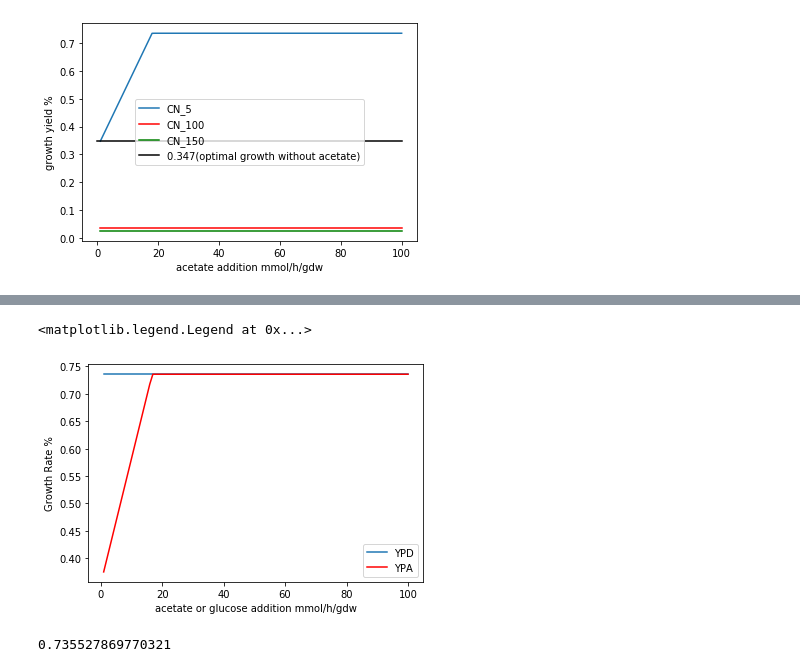
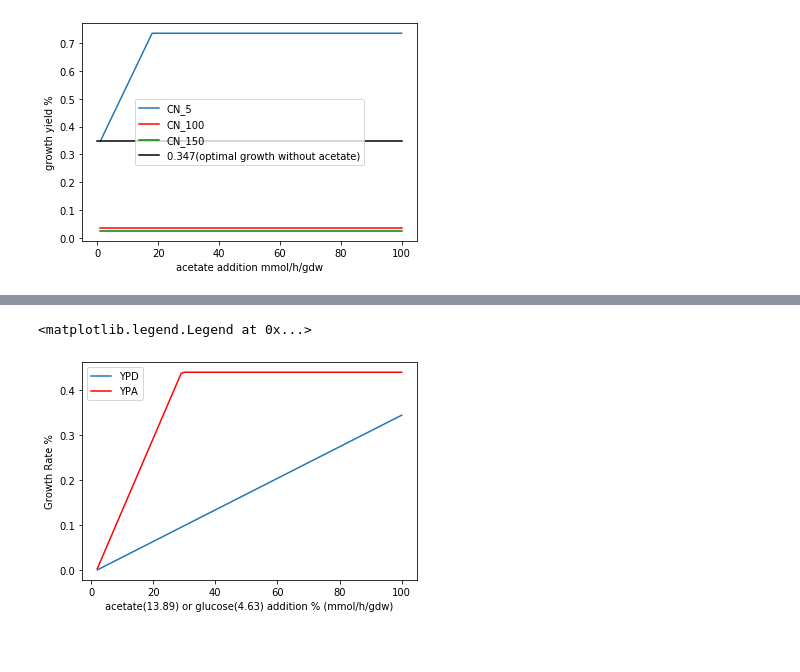
Before and after one commit to xihexu/research-with-Rao-Lab, a Jupyter notebook: Growth Simulation YPD+A and comparison between D and A.ipynb, the cells around one changed output, grey strips where cells are left out. Saved outputs shown, nothing was run; the diff lists cells and outputs as text; code cells hidden in the pictures; blank space fills up the shorter version.

```diff
--- a/Growth Simulation YPD+A and comparison between D and A.ipynb
+++ b/Growth Simulation YPD+A and comparison between D and A.ipynb
@@ -177,44 +166,60 @@ media_without_ynb_a = media_without_ynb_a.to_numpy()
 
 test_medium_a = []
 # %%
-test = 0
+#Comparison between YPD and YPA on growth rate
 with iRhto1108N_model:
-    medium = test_medium[0]
+    medium = test_medium[0].copy()
     medium["EX_glc__D_e"] = 0
-#     for k in range(100):
-#         medium["EX_glc__D_e"] = k*100/100
-#         iRhto1108N_model.medium = medium
-#         CN_5_d[0][k] = iRhto1108N_model.slim_optimize()
-    iRhto1108N_model.medium = medium
-    test = iRhto1108N_model.slim_optimize()
+    for k in range(100):
+        medium["EX_glc__D_e"] = k*4.63/100
+        iRhto1108N_model.medium = medium
+        CN_5_d[0][k] = iRhto1108N_model.slim_optimize()
 
 with iRhto1108N_model:
-    medium = iRhto1108N_model.medium
+    medium = iRhto1108N_model.medium.copy()
     for i in range(len(YNBWAAAS)):
         medium[YNBWAAAS_a[i][0]] = YNBWAAAS_a[i][1]
     for j in range(len(media_without_ynb)):
         medium[media_without_ynb_a[j][0]] = media_without_ynb_a[j][1]
+
+    #Remember to set glucose to zero
+
+    medium["EX_glc__D_e"] = 0
     test_medium_a.append(medium.copy())
     for k in range(100):
-        medium["EX_ac_e"] = k*100/100
+        medium["EX_ac_e"] = k*13.89/100
         iRhto1108N_model.medium = medium
         CN_5_oa[0][k] = iRhto1108N_model.slim_optimize()
+# %%
+#Comparison between YPD and YPA on TAG production rate
+
+with iRhto1108N_model2:
+    medium = test_medium[0].copy()
+    medium["EX_glc__D_e"] = 0
+    for k in range(100):
+        medium["EX_glc__D_e"] = k*4.63/100
+        iRhto1108N_model2.medium = medium
+        CN_5_d[1][k] = iRhto1108N_model2.slim_optimize()
+
+with iRhto1108N_model2:
+    medium = test_medium_a[0].copy()
+    for k in range(100):
+        medium["EX_ac_e"] = k*13.89/100
+        iRhto1108N_model2.medium = medium
+        CN_5_oa[1][k] = iRhto1108N_model2.slim_optimize()
 # %%
+#Visualize of growth rate
 ace_x = np.linspace(1, 100, 100)
 
 plt.plot(ace_x, CN_5_d[0], label = "YPD")
 plt.plot(ace_x, CN_5_oa[0], color = "red", label = "YPA")
 #plt.plot(ace_x, CN_150_a[1], color = "green", label = "CN_150")
 # x_coordinates = [0, 100]
 # y_coordinates = [growth2, growth2]
 # plt.plot(x_coordinates, y_coordinates, color = "black", label = "1.89(optimal growth without acetate)")
-plt.xlabel("acetate or glucose addition mmol/h/gdw")
+plt.xlabel("acetate(13.89) or glucose(4.63) addition % (mmol/h/gdw)")
 plt.ylabel("Growth Rate %")
 plt.legend()
 # %% [output]
 <matplotlib.legend.Legend at 0x...>
-[figure, old version]
+[figure, new version]
-# %%
-print(test)
-# %% [output]
-0.735527869770321
```
Also changed, not shown: parts of 5 cells of this notebook, 2 other files.
